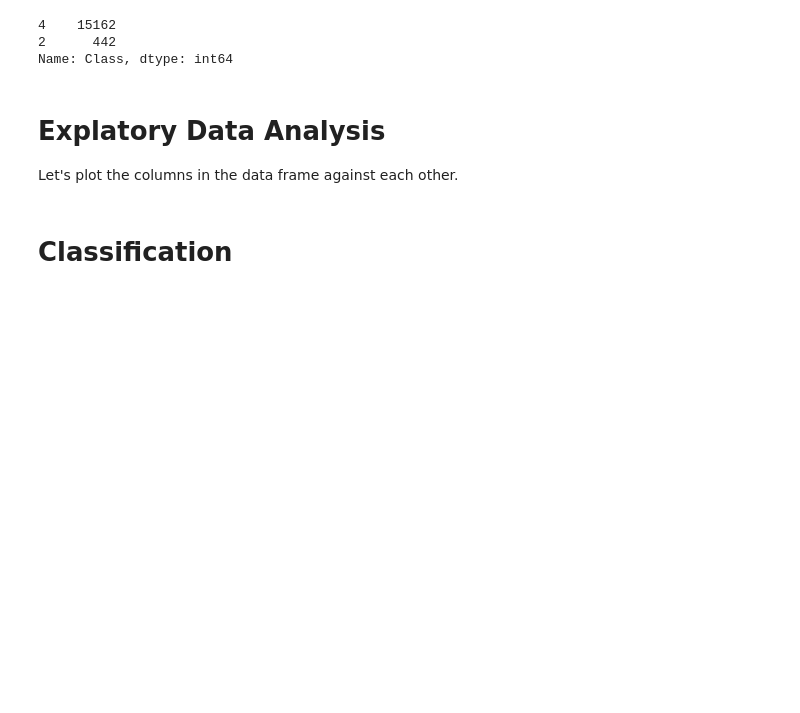
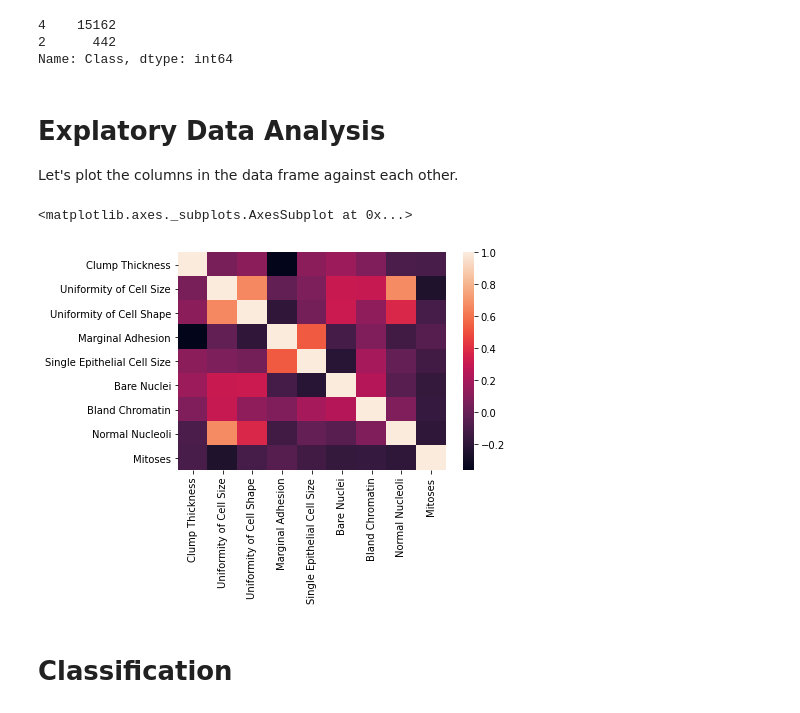
Before and after one commit to sina5/Breast-Cancer-Detection, a Jupyter notebook: bc.ipynb, the cells around one changed output. Drawn from its saved outputs; the diff is of its cells as text; code cells hidden in the pictures; blank space fills up the shorter version.

```diff
--- a/bc.ipynb
+++ b/bc.ipynb
@@ -167,3 +160,9 @@ g.savefig('res.png')
+# %%
+corr = df.loc[:, ~df.columns.isin(['ID'])].corr()
+sns.heatmap(corr)
+# %% [output]
+<matplotlib.axes._subplots.AxesSubplot at 0x...>
+[figure, added]
 # %% [markdown]
 # Classification
 # %%
```
Also changed, not shown: parts of 3 cells of this notebook.
